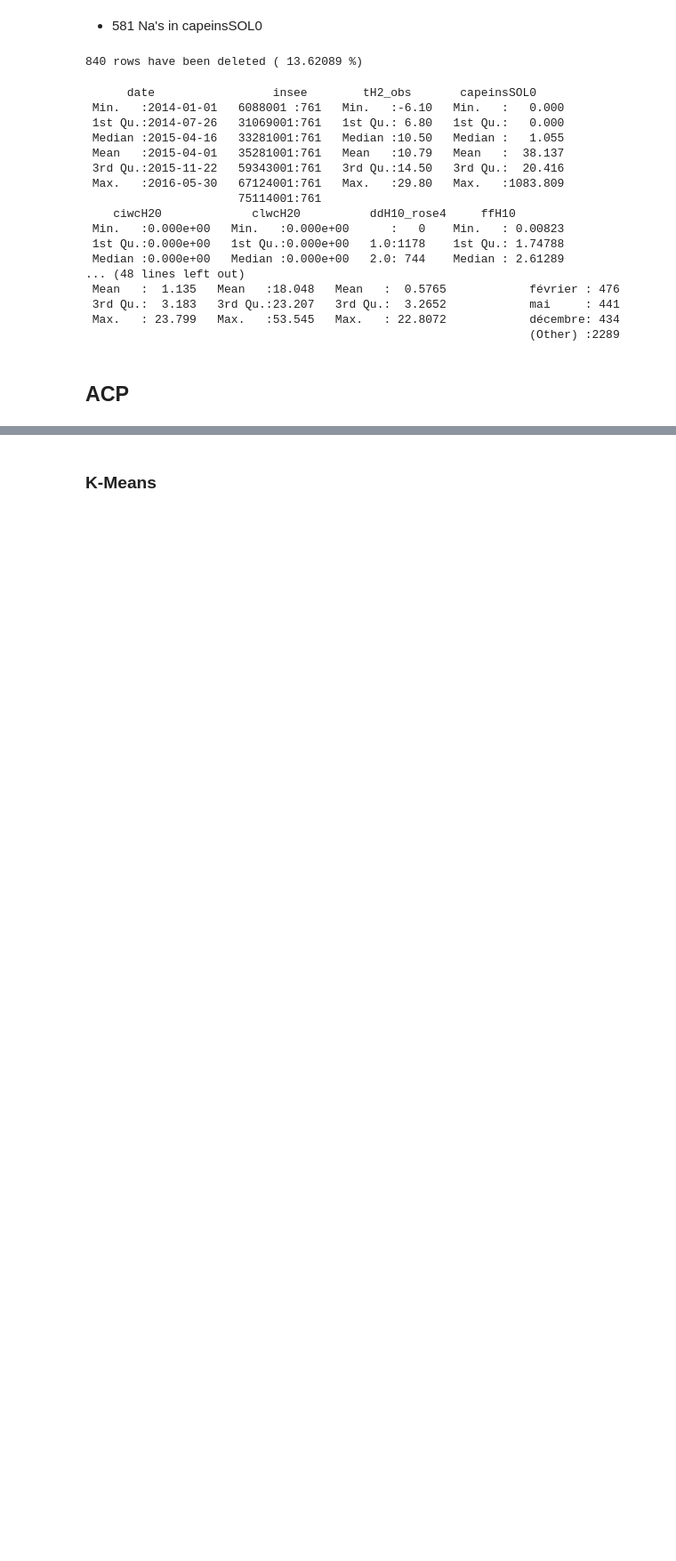
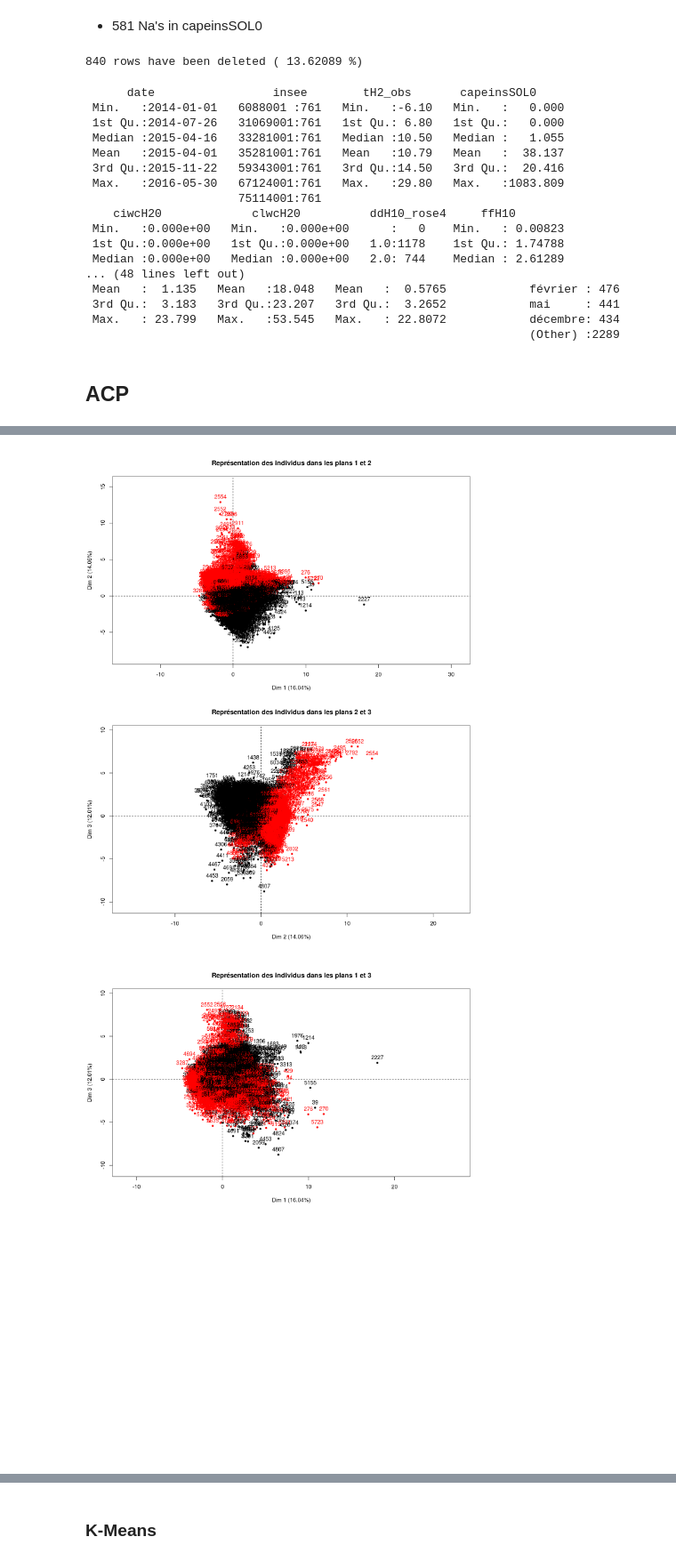
Before and after one commit to CangelosiQ/Defi, a Jupyter notebook: Data_Analysis_R.ipynb, the cells around one changed output, grey strips where cells are left out. Shown at 89% size. Drawn from its saved outputs; the diff is of its cells as text; code cells hidden in the pictures; blank space fills up the shorter version.

```diff
--- a/Data_Analysis_R.ipynb
+++ b/Data_Analysis_R.ipynb
@@ -263,0 +290,7 @@ ERROR: Error in cov.wt(z): 'x' must contain finite values only
+# %%
+#install.packages("FactoMineR")
+library("FactoMineR")
+df_acp = data.frame(label=y[,"temp_classe"], df_wo_label)
+
+pca=PCA(df_acp,scale.unit=T,graph=F, quali.sup=1)
+options(repr.plot.width=7, repr.plot.height=7)
@@ -263,0 +300,9 @@ ERROR: Error in cov.wt(z): 'x' must contain finite values only
+# %%
+par(mfrow=c(2,1))
+options(repr.plot.width=12, repr.plot.height=15)
+plot(pca, axes=1:2, choix="ind", habillage=1, title="Représentation des individus dans les plans 1 et 2")
+plot(pca, axes=2:3, choix="ind", habillage=1, title="Représentation des individus dans les plans 2 et 3")
+plot(pca, axes=c(1,3), choix="ind", habillage=1, title="Représentation des individus dans les plans 1 et 3")
+# %% [output]
+[figure, added]
+[figure, added]
```
Also changed, not shown: parts of 21 cells of this notebook.
